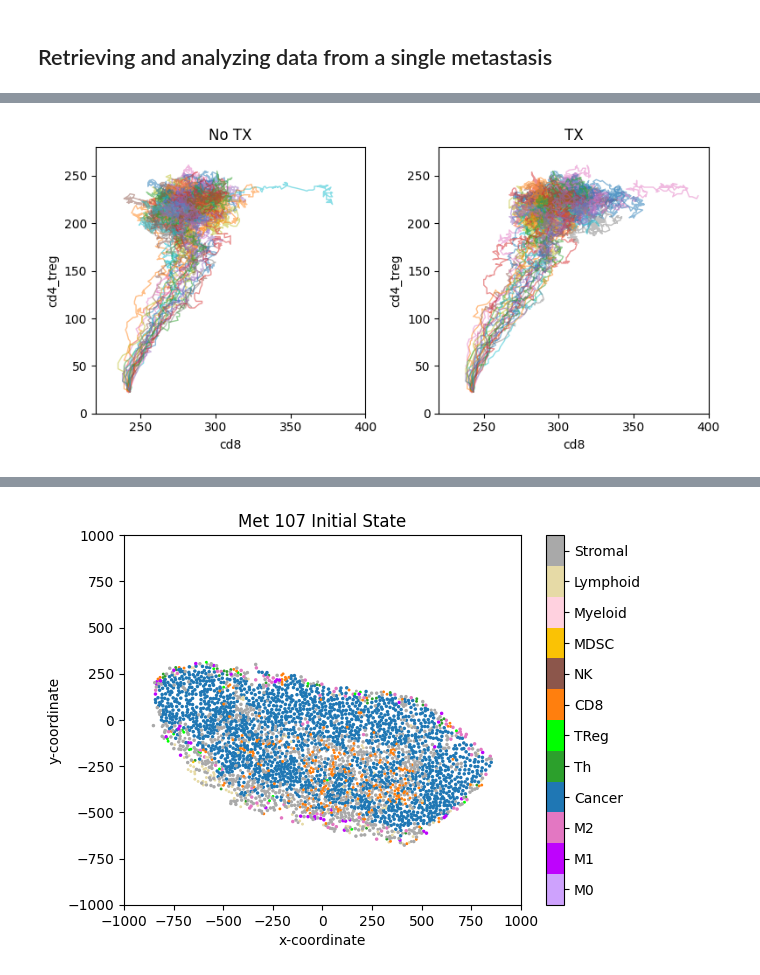
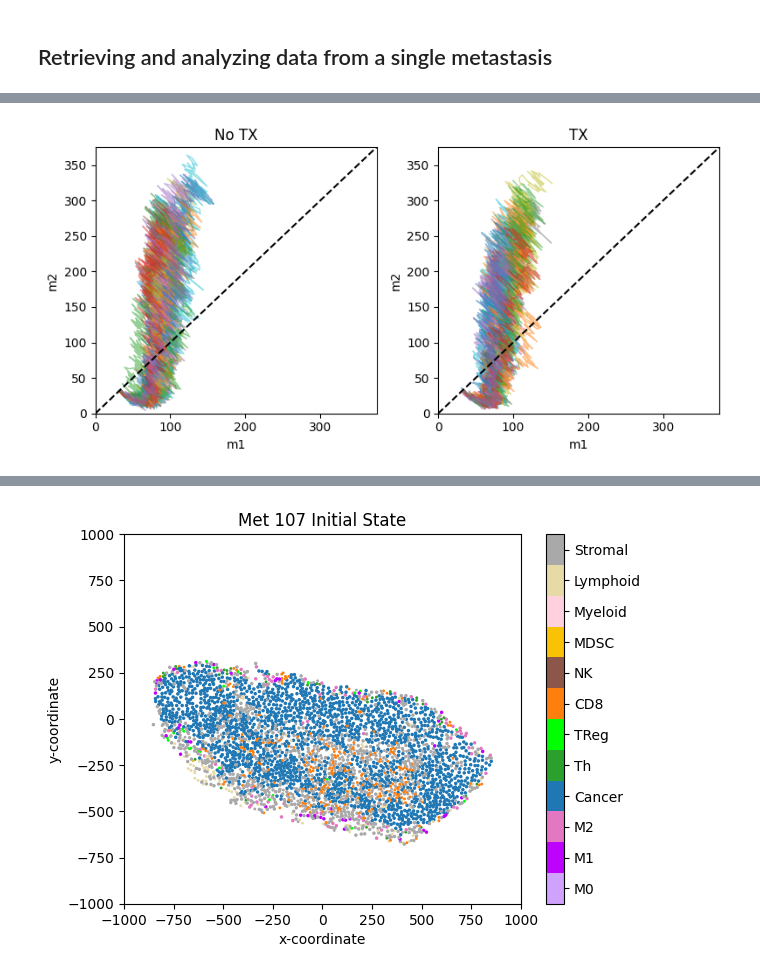
Before and after one commit to FinleyLabUSC/breast_cancer, a Jupyter notebook: python/example.ipynb, the cells around one changed output, grey strips where cells are left out. Drawn from its saved outputs; the diff is of its cells as text; code cells hidden in the pictures.

Commit message:
Updating python analysis & visualization code, updating example notebook, adding figures notebook, and adding pre-processed data

```diff
--- a/python/example.ipynb
+++ b/python/example.ipynb
@@ -49,21 +52,24 @@ fig.tight_layout()
 # %%
 # We can also use the DFs directly to make other plots
 # For example, we can look at the phase-space trajectories in terms of two cell populations
 
-ctype1 = "cd8"
-ctype2 = "cd4_treg"
+ctype1 = "m1"
+ctype2 = "m2"
 
-xlim = [220, 400]
-ylim = [0, 280]
+xlim = [0, 375]
+ylim = [0, 375]
 
 fig, ax = plt.subplots(1, 2, figsize=(8, 4), dpi=100)
 for i in range(25):
     ax[0].plot(met_notx[ctype1][str(i)], met_notx[ctype2][str(i)], lw=1, alpha=0.5)
-    ax[1].plot(met_tx[ctype1][str(i)], met_notx[ctype2][str(i)], lw=1, alpha=0.5)
+    ax[1].plot(met_tx[ctype1][str(i)], met_tx[ctype2][str(i)], lw=1, alpha=0.5)
 
 ax[0].set(xlabel=ctype1, ylabel=ctype2, title="No TX", xlim=xlim, ylim=ylim)
 ax[1].set(xlabel=ctype1, ylabel=ctype2, title="TX", xlim=xlim, ylim=ylim)
 
+ax[0].plot(np.linspace(0, 500, 10), np.linspace(0, 500, 10), 'k--')
+ax[1].plot(np.linspace(0, 500, 10), np.linspace(0, 500, 10), 'k--')
+
 fig.tight_layout()
 # %% [output]
-[figure, old version]
+[figure, new version]
```
Also changed, not shown: parts of 6 cells of this notebook, 10 other files.
